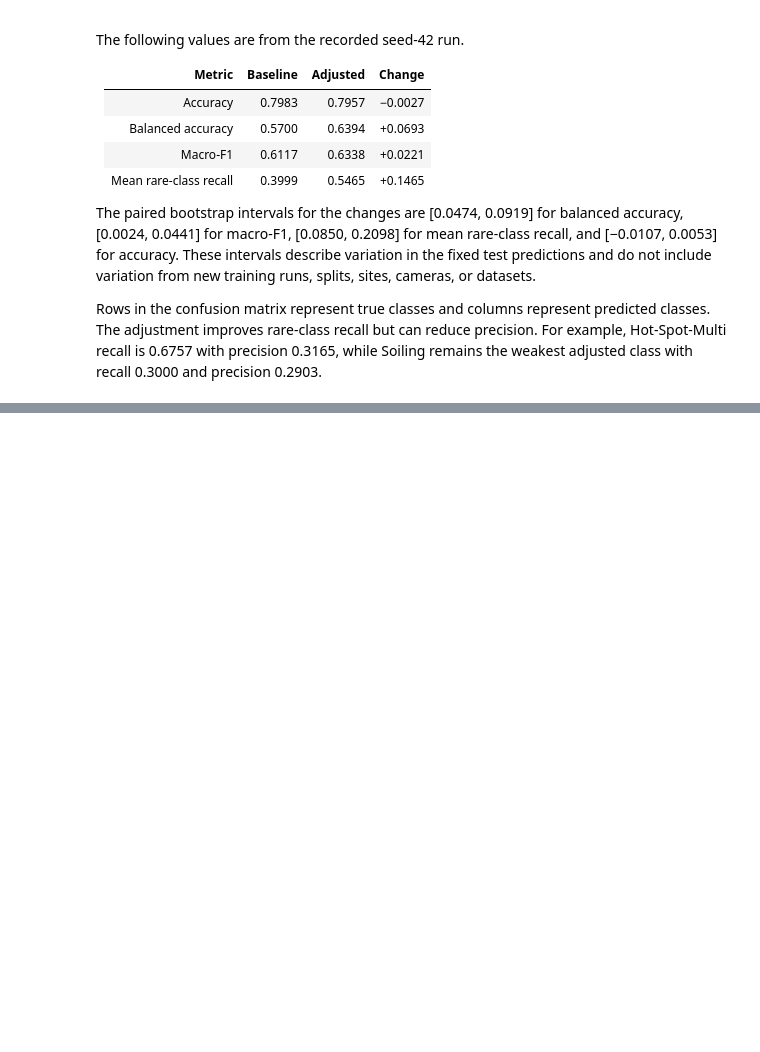
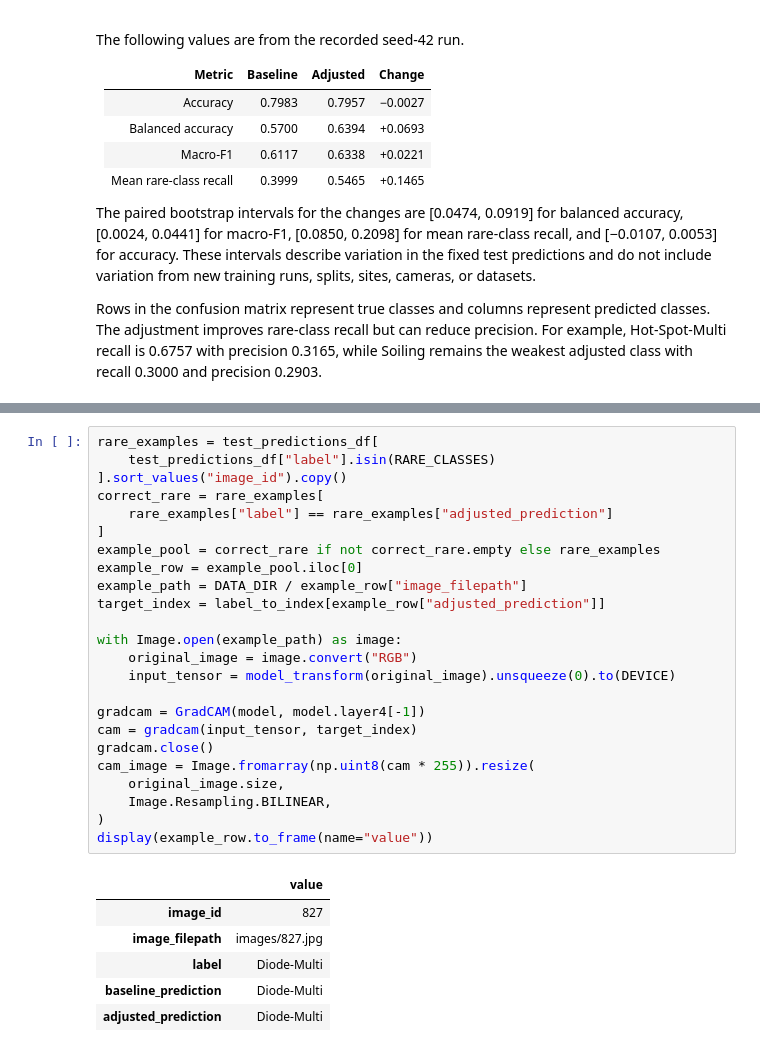
Before and after one commit to Althaf-0130/Fine-Grained-Photovoltaic-Fault-Classification-from-Infrared-Images, a Jupyter notebook: PV_Fault_Classification_Colab.ipynb, the cells around one changed output, grey strips where cells are left out. Cells and saved outputs as stored; diff of their text form; blank space fills up the shorter version.

```diff
--- a/PV_Fault_Classification_Colab.ipynb
+++ b/PV_Fault_Classification_Colab.ipynb
@@ -1385,0 +1429,31 @@ Rows in the confusion matrix represent true classes and columns represent predic
+# %%
+rare_examples = test_predictions_df[
+    test_predictions_df["label"].isin(RARE_CLASSES)
+].sort_values("image_id").copy()
+correct_rare = rare_examples[
+    rare_examples["label"] == rare_examples["adjusted_prediction"]
+]
+example_pool = correct_rare if not correct_rare.empty else rare_examples
+example_row = example_pool.iloc[0]
+example_path = DATA_DIR / example_row["image_filepath"]
+target_index = label_to_index[example_row["adjusted_prediction"]]
+
+with Image.open(example_path) as image:
+    original_image = image.convert("RGB")
+    input_tensor = model_transform(original_image).unsqueeze(0).to(DEVICE)
+
+gradcam = GradCAM(model, model.layer4[-1])
+cam = gradcam(input_tensor, target_index)
+gradcam.close()
+cam_image = Image.fromarray(np.uint8(cam * 255)).resize(
+    original_image.size,
+    Image.Resampling.BILINEAR,
+)
+display(example_row.to_frame(name="value"))
+# %% [output]
+|  | value |
+| image_id | 827 |
+| image_filepath | images/827.jpg |
+| label | Diode-Multi |
+| baseline_prediction | Diode-Multi |
+| adjusted_prediction | Diode-Multi |
```
Also changed, not shown: parts of 3 cells of this notebook.
